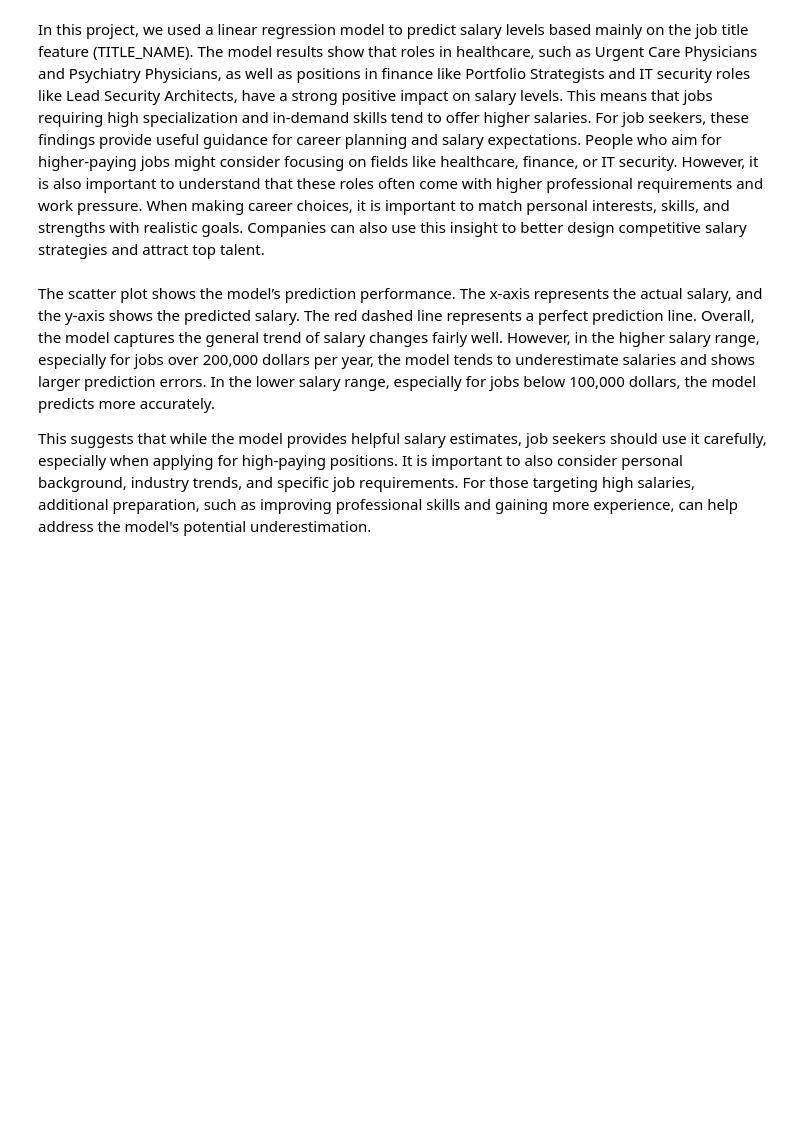
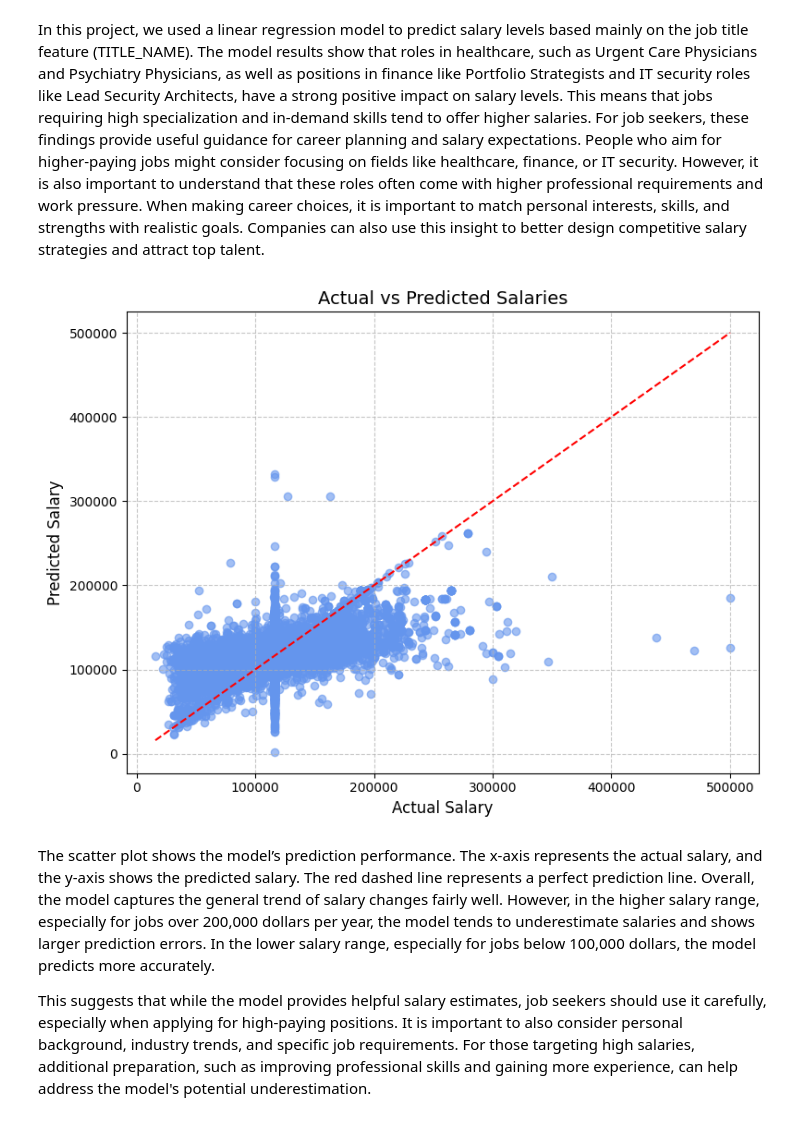
Before and after one commit to JP-leo/Job-market-analysis-team3, a Jupyter notebook: project4.ipynb, the cells around one changed output. Saved outputs shown, nothing was run; the diff lists cells and outputs as text; code cells hidden in the pictures; blank space fills up the shorter version.

Commit message:
Update project4.ipynb and project4.html with matplotlib figures

```diff
--- a/project4.ipynb
+++ b/project4.ipynb
@@ -310,31 +310,26 @@ print(coef_df.head(20))
 In this project, we used a linear regression model to predict salary levels based mainly on the job title feature (TITLE_NAME). The model results show that roles in healthcare, such as Urgent Care Physicians and Psychiatry Physicians, as well as positions in finance like Portfolio Strategists and IT security roles like Lead Security Architects, have a strong positive impact on salary levels. This means that jobs requiring high specialization and in-demand skills tend to offer higher salaries.
 For job seekers, these findings provide useful guidance for career planning and salary expectations. People who aim for higher-paying jobs might consider focusing on fields like healthcare, finance, or IT security. However, it is also important to understand that these roles often come with higher professional requirements and work pressure. When making career choices, it is important to match personal interests, skills, and strengths with realistic goals. Companies can also use this insight to better design competitive salary strategies and attract top talent.
 # %%
-import plotly.express as px
-
 results_df = pd.DataFrame({
     'Actual Salary': y_test,
     'Predicted Salary': y_pred
 })
 
-fig = px.scatter(
-    results_df,
-    x='Actual Salary',
-    y='Predicted Salary',
-    title="Actual vs Predicted Salaries",
-    labels={"x": "Actual Salary", "y": "Predicted Salary"},
-    template="plotly_white"
+plt.figure(figsize=(8, 6))
+plt.scatter(results_df['Actual Salary'], results_df['Predicted Salary'], alpha=0.6, color='cornflowerblue')
+plt.plot(
+    [results_df['Actual Salary'].min(), results_df['Actual Salary'].max()],
+    [results_df['Actual Salary'].min(), results_df['Actual Salary'].max()],
+    color='red', linestyle='--'
 )
-
-fig.add_shape(
-    type='line',
-    x0=results_df['Actual Salary'].min(), y0=results_df['Actual Salary'].min(),
-    x1=results_df['Actual Salary'].max(), y1=results_df['Actual Salary'].max(),
-    line=dict(color='red', dash='dash')
-)
-
-fig.show()
-fig.write_html("project4.html")
+plt.title('Actual vs Predicted Salaries', fontsize=14)
+plt.xlabel('Actual Salary', fontsize=12)
+plt.ylabel('Predicted Salary', fontsize=12)
+plt.grid(True, linestyle='--', alpha=0.7)
+plt.tight_layout()
+plt.show()
+# %% [output]
+[figure, added]
 # %% [markdown]
 The scatter plot shows the model’s prediction performance. The x-axis represents the actual salary, and the y-axis shows the predicted salary. The red dashed line represents a perfect prediction line. Overall, the model captures the general trend of salary changes fairly well. However, in the higher salary range, especially for jobs over 200,000 dollars per year, the model tends to underestimate salaries and shows larger prediction errors. In the lower salary range, especially for jobs below 100,000 dollars, the model predicts more accurately.
 
```
Also changed, not shown: parts of 1 cell of this notebook, 4 other files.
